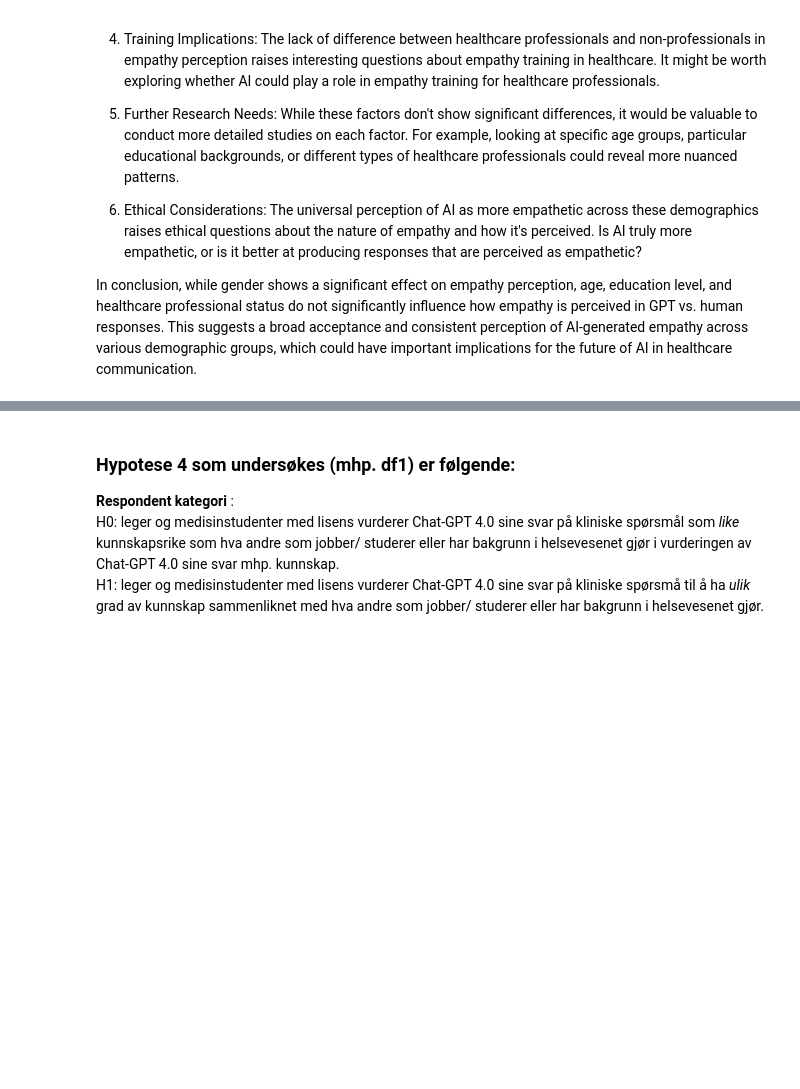
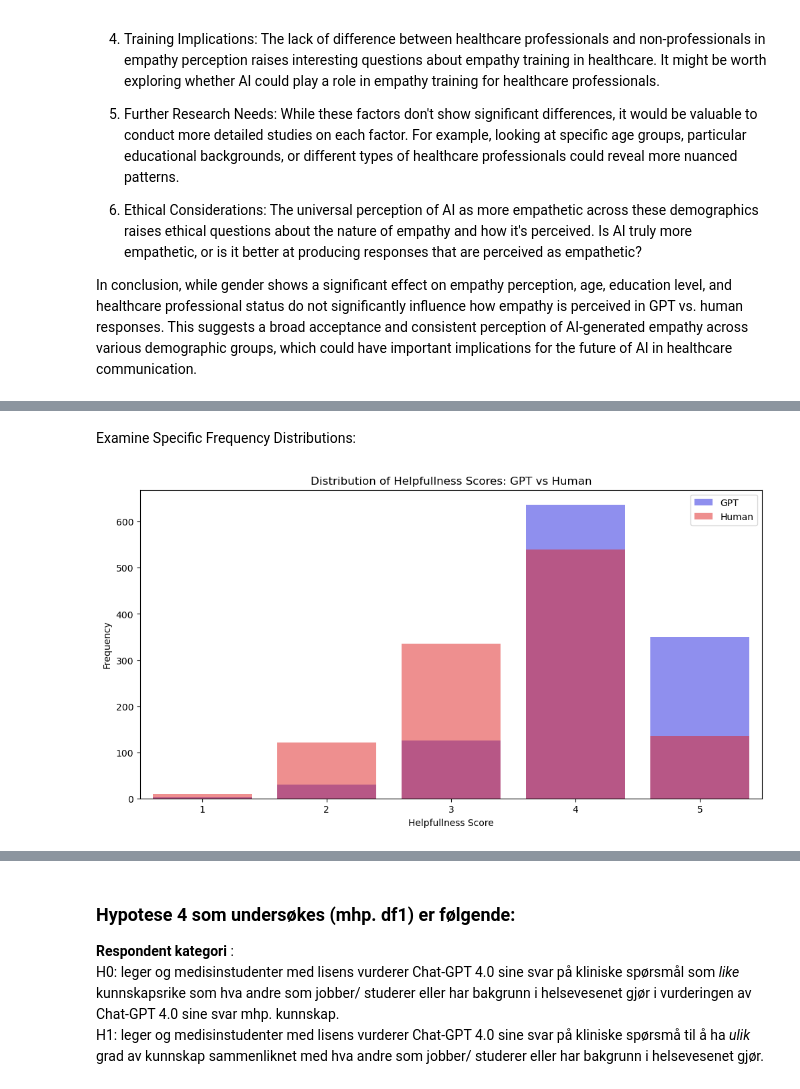
Before and after one commit to MMIV-ML/helseveileder, a Jupyter notebook: notebooks/1-analysis.ipynb, the cells around one changed output, grey strips where cells are left out. Cells and saved outputs as stored; diff of their text form; code cells hidden in the pictures; blank space fills up the shorter version.

```diff
--- a/notebooks/1-analysis.ipynb
+++ b/notebooks/1-analysis.ipynb
@@ -1493,3 +1676,24 @@ H1: Chat-GPT 4.0 genererer _forskjellig_ grad av hjelpsomme svar på kliniske sp
+# %% [markdown]
+Examine Specific Frequency Distributions:
+# %%
+import matplotlib.pyplot as plt
+import seaborn as sns
+
+# Create frequency distributions
+gpt_freq = df[df['chatgpt'] == True]['hjelpsomhet'].value_counts().sort_index()
+human_freq = df[df['chatgpt'] == False]['hjelpsomhet'].value_counts().sort_index()
+
+# Plot the distributions
+plt.figure(figsize=(12, 6))
+sns.barplot(x=gpt_freq.index, y=gpt_freq.values, alpha=0.5, color='blue', label='GPT')
+sns.barplot(x=human_freq.index, y=human_freq.values, alpha=0.5, color='red', label='Human')
+plt.title('Distribution of Helpfullness Scores: GPT vs Human')
+plt.xlabel('Helpfullness Score')
+plt.ylabel('Frequency')
+plt.legend()
+plt.show()
+# %% [output]
+[figure, added]
 # %%
 # Plot the distribution of the scores for "hjelpsomhet" -  GPT versus human
 
```
Also changed, not shown: parts of 58 cells of this notebook.
